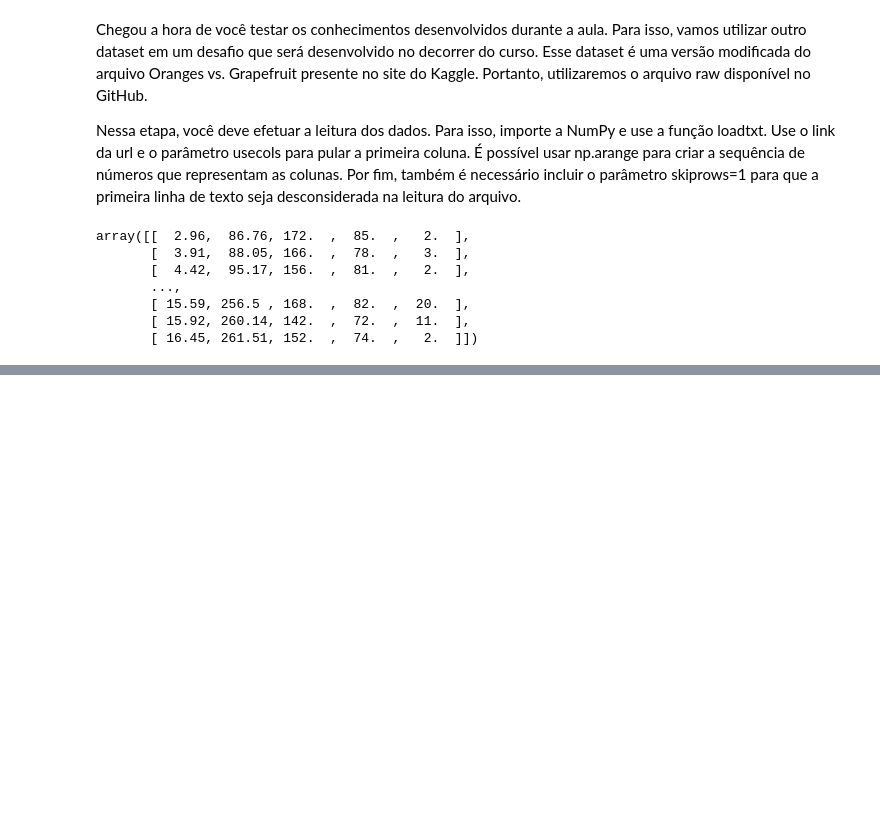
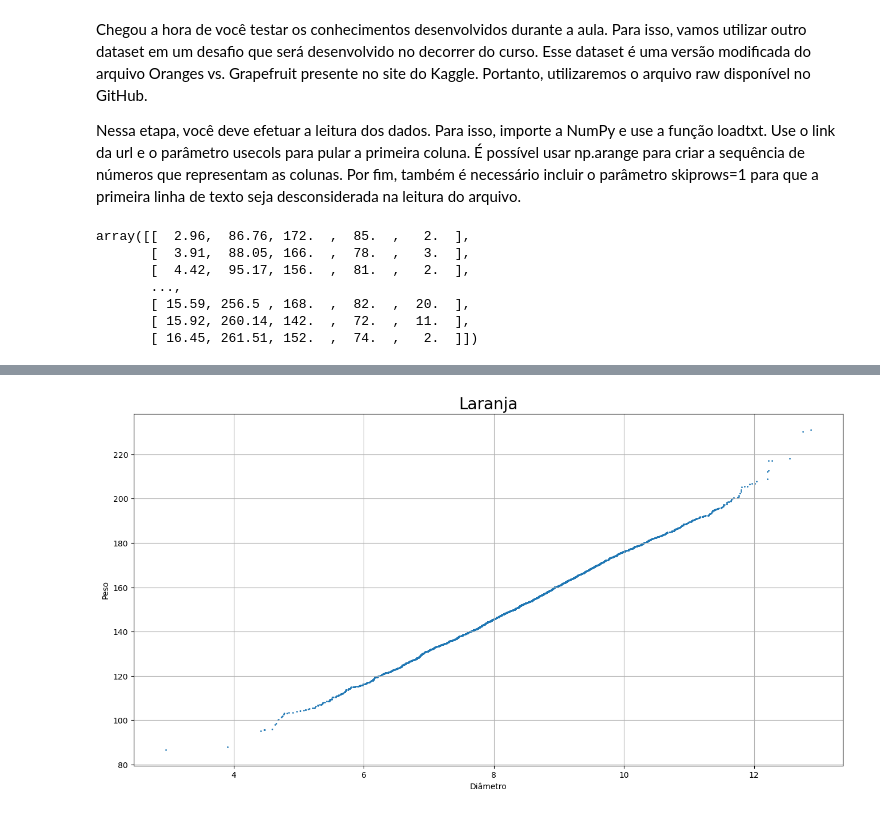
Before and after one commit to Isradias/Aulas_numpy, a Jupyter notebook: Exercicio/notebook.ipynb, the cells around one changed output, grey strips where cells are left out. Cells and saved outputs as stored; diff of their text form; code cells hidden in the pictures; blank space fills up the shorter version.

```diff
--- a/Exercicio/notebook.ipynb
+++ b/Exercicio/notebook.ipynb
@@ -18,0 +72,3 @@ array([[  2.96,  86.76, 172.  ,  85.  ,   2.  ],
+# %%
+laranja = dados[:5000, :2] # 5000 é a informação obtida observando o pandas
+laranja
@@ -18,0 +94,13 @@ array([[  2.96,  86.76, 172.  ,  85.  ,   2.  ],
+# %%
+import matplotlib.pyplot as plt
+plt.figure(figsize=(16, 8))
+plt.grid()
+diametro_laranja = laranja[:,0]
+peso_laranja = laranja[:,1]
+plt.scatter(diametro_laranja, peso_laranja, s=1)
+plt.xlabel(xlabel='Diâmetro')
+plt.ylabel(ylabel='Peso')
+plt.title('Laranja', fontsize=20)
+plt.show()
+# %% [output]
+[figure, added]
```
Also changed, not shown: parts of 15 cells of this notebook, 1 other file.
